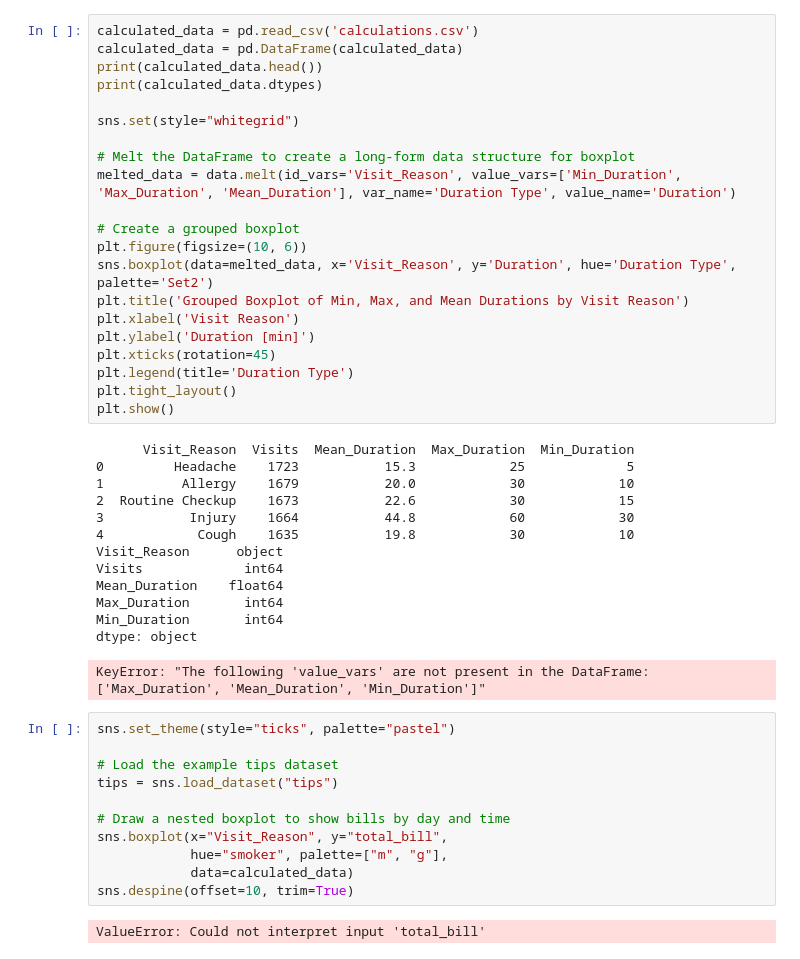
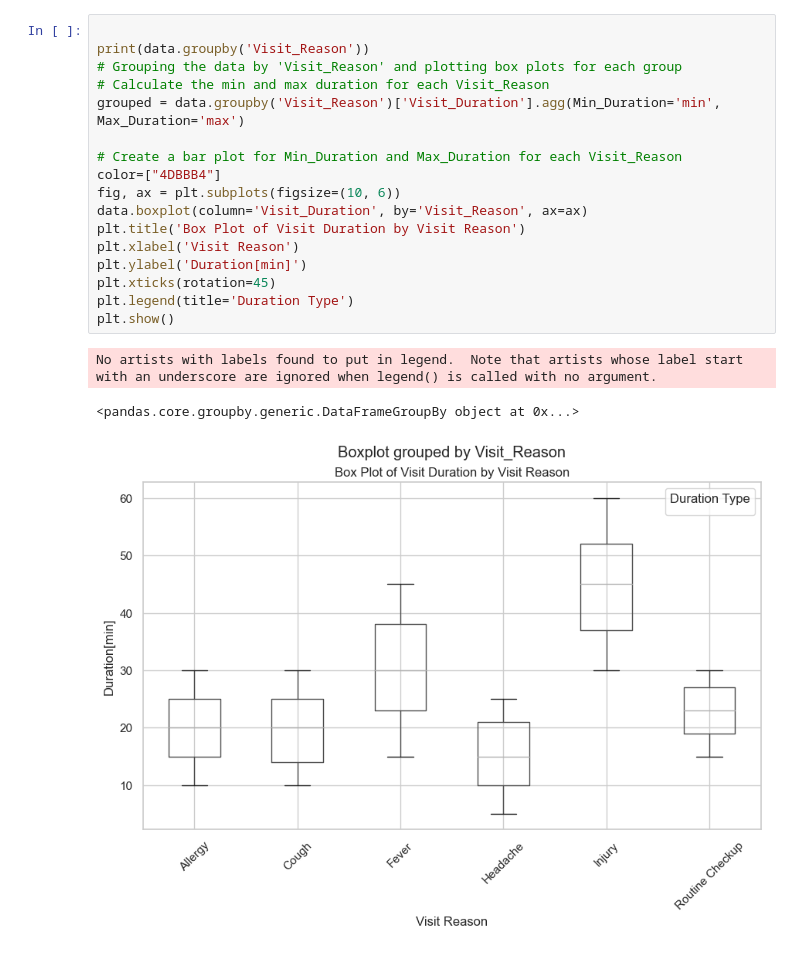
Before and after one commit to starshrimp/Pythobn_Assessment, a Jupyter notebook: Assessment.ipynb, the cells around one changed output. Cells and saved outputs as stored; diff of their text form.

```diff
--- a/Assessment.ipynb
+++ b/Assessment.ipynb
@@ -76,51 +100,24 @@ plt.show() #shows the graph of the mean duration of the visits per sickness
-# %%
-calculated_data = pd.read_csv('calculations.csv')
-calculated_data = pd.DataFrame(calculated_data)
-print(calculated_data.head())
-print(calculated_data.dtypes)
-
-sns.set(style="whitegrid")
-
-# Melt the DataFrame to create a long-form data structure for boxplot
-melted_data = data.melt(id_vars='Visit_Reason', value_vars=['Min_Duration', 'Max_Duration', 'Mean_Duration'], var_name='Duration Type', value_name='Duration')
-
-# Create a grouped boxplot
-plt.figure(figsize=(10, 6))
-sns.boxplot(data=melted_data, x='Visit_Reason', y='Duration', hue='Duration Type', palette='Set2')
-plt.title('Grouped Boxplot of Min, Max, and Mean Durations by Visit Reason')
-plt.xlabel('Visit Reason')
-plt.ylabel('Duration [min]')
-plt.xticks(rotation=45)
-plt.legend(title='Duration Type')
-plt.tight_layout()
-plt.show()
-# %% [output]
-      Visit_Reason  Visits  Mean_Duration  Max_Duration  Min_Duration
-0         Headache    1723           15.3            25             5
-1          Allergy    1679           20.0            30            10
-2  Routine Checkup    1673           22.6            30            15
-3           Injury    1664           44.8            60            30
-4            Cough    1635           19.8            30            10
-Visit_Reason      object
-Visits             int64
-Mean_Duration    float64
-Max_Duration       int64
-Min_Duration       int64
-dtype: object
-KeyError: "The following 'value_vars' are not present in the DataFrame: ['Max_Duration', 'Mean_Duration', 'Min_Duration']"
-# %%
-sns.set_theme(style="ticks", palette="pastel")
-
-# Load the example tips dataset
-tips = sns.load_dataset("tips")
-
-# Draw a nested boxplot to show bills by day and time
-sns.boxplot(x="Visit_Reason", y="total_bill",
-            hue="smoker", palette=["m", "g"],
-            data=calculated_data)
-sns.despine(offset=10, trim=True)
-# %% [output]
-ValueError: Could not interpret input 'total_bill'
+# %%
+
+print(data.groupby('Visit_Reason'))
+# Grouping the data by 'Visit_Reason' and plotting box plots for each group
+# Calculate the min and max duration for each Visit_Reason
+grouped = data.groupby('Visit_Reason')['Visit_Duration'].agg(Min_Duration='min', Max_Duration='max')
+
+# Create a bar plot for Min_Duration and Max_Duration for each Visit_Reason
+color=["4DBBB4"]
+fig, ax = plt.subplots(figsize=(10, 6))
+data.boxplot(column='Visit_Duration', by='Visit_Reason', ax=ax)
+plt.title('Box Plot of Visit Duration by Visit Reason')
+plt.xlabel('Visit Reason')
+plt.ylabel('Duration[min]')
+plt.xticks(rotation=45)
+plt.legend(title='Duration Type')
+plt.show()
+# %% [output]
+No artists with labels found to put in legend.  Note that artists whose label start with an underscore are ignored when legend() is called with no argument.
+<pandas.core.groupby.generic.DataFrameGroupBy object at 0x...>
+[figure, added]
 # %%
 calculated_data = pd.read_csv('calculations.csv')
 calculated_data = pd.DataFrame(calculated_data)
```
Also changed, not shown: parts of 12 cells of this notebook.
